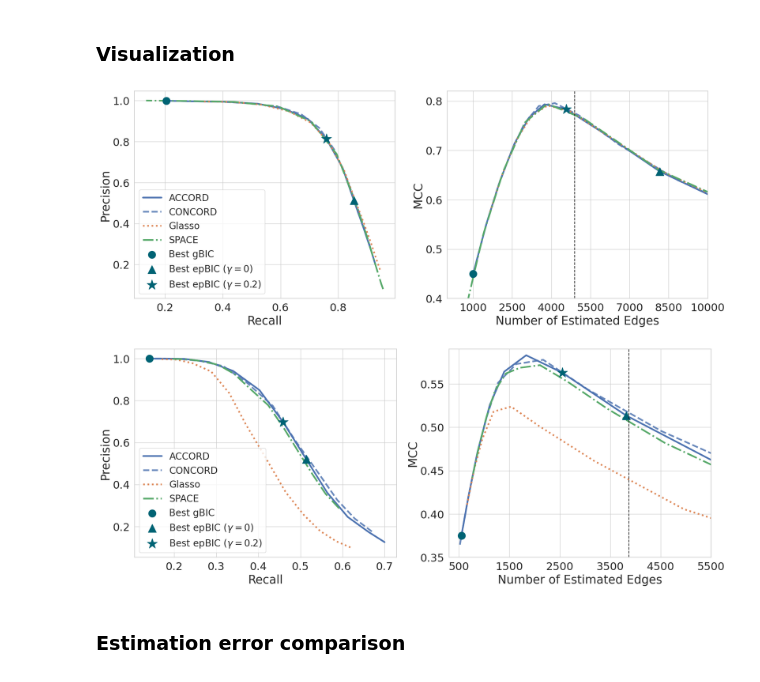
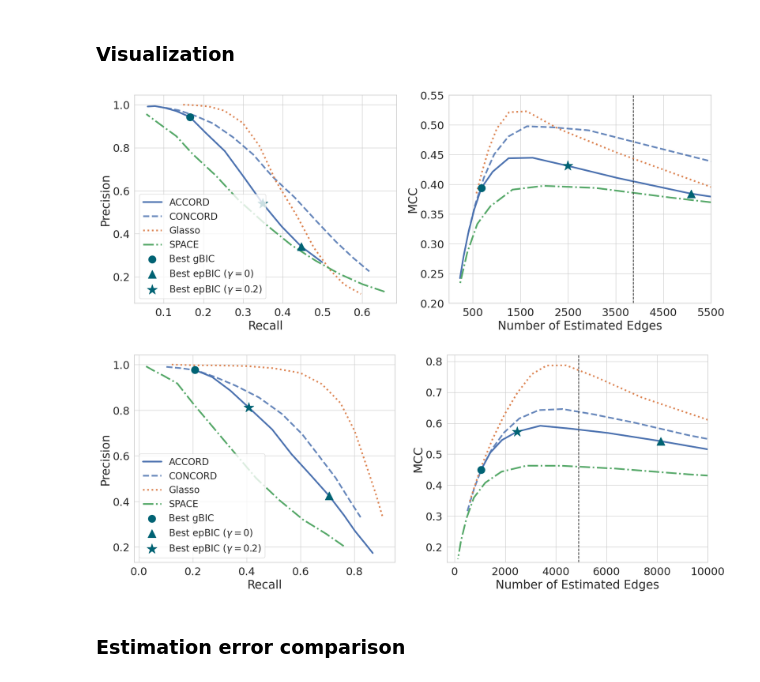
Before and after one commit to jinacfunderburk/accord-reproducibility-testing, a Jupyter notebook: simulation-edge-detection/simulation-edge-detection.ipynb, the cells around one changed output. Saved outputs shown, nothing was run; the diff lists cells and outputs as text; code cells hidden in the pictures.

```diff
--- a/simulation-edge-detection/simulation-edge-detection.ipynb
+++ b/simulation-edge-detection/simulation-edge-detection.ipynb
@@ -27,6 +30,6 @@ from generate_graphs import generate_erdos_renyi, generate_data
 # %%
 # select graph structure = ['hub_network', 'erdos_renyi']
-graph_structure = 'hub_network'
+graph_structure = 'erdos_renyi'
 # %% [markdown]
 ### Generate graph and data
 # %%
@@ -63,7 +66,7 @@ if graph_structure == 'hub_network':
     Rho = partial_corr(Theta)
     Sigma = np.linalg.inv(Theta)
 
-    Xs = generate_data(p, n_prop_to_p, Sigma, N=1, random_state=2023)
+    Xs = generate_data(p, n_prop_to_p, Sigma, N=1, standardize=False, random_state=2023)
     X = Xs[0]
 
 elif graph_structure == 'erdos_renyi':
@@ -72,5 +75,5 @@ elif graph_structure == 'erdos_renyi':
     Theta, Sigma = generate_erdos_renyi(p, type='proj', edge_prob=0.01, lower_weight=0.5, upper_weight=1.0, spread_diag=[1, 3], random_state=2023)
     Rho = partial_corr(Theta)
 
-    Xs = generate_data(p, n_prop_to_p, Sigma, N=1, random_state=2023)
+    Xs = generate_data(p, n_prop_to_p, Sigma, N=1, standardize=False, random_state=2023)
     X = Xs[0]
@@ -342,40 +388,40 @@ i = 0
 axes[i].plot(accord_recalls, accord_precs, linewidth=3.5, color='C0', label='ACCORD')
 axes[i].plot(concord_recalls, concord_precs, linewidth=3.5, linestyle='--', color='C0', alpha=0.85, label='CONCORD')
 axes[i].plot(glasso_recalls, glasso_precs, linewidth=3.5, linestyle=':', color='C1', label='Glasso')
 axes[i].plot(space_recalls, space_precs, linewidth=3.5, linestyle='-.', color='C2', label='SPACE')
 axes[i].scatter(accord_recalls[best_g_bic], accord_precs[best_g_bic], marker='o', zorder=2, s=250, color=sns.color_palette('dark')[-1], label='Best gBIC')
 axes[i].scatter(accord_recalls[best_p_bic], accord_precs[best_p_bic], marker='^', zorder=2, s=300, color=sns.color_palette('dark')[-1], label='Best epBIC ($\gamma=0$)')
 axes[i].scatter(accord_recalls[best_ep_bic_02], accord_precs[best_ep_bic_02], marker='*', zorder=2, s=500, color=sns.color_palette('dark')[-1], label='Best epBIC ($\gamma=0.2$)')
 axes[i].set_xlabel('Recall', fontsize=25)
 axes[i].set_ylabel('Precision', fontsize=25)
 axes[i].tick_params(axis='both', which='major', labelsize=23)
 axes[i].legend(fontsize=20, loc='lower left')
 
 i = 1
 axes[i].plot(accord_edges, accord_mccs, linewidth=3.5, color='C0', label='ACCORD')
 axes[i].plot(concord_edges, concord_mccs, linewidth=3.5, linestyle='--', color='C0', alpha=0.85, label='CONCORD')
 axes[i].plot(glasso_edges, glasso_mccs, linewidth=3.5, linestyle=':', color='C1', label='Glasso')
 axes[i].plot(space_edges, space_mccs, linewidth=3.5, linestyle='-.', color='C2', label='SPACE')
 axes[i].scatter(accord_edges[best_g_bic], accord_mccs[best_g_bic], marker='o', zorder=2, s=250, color=sns.color_palette('dark')[-1], label='Best gBIC')
 axes[i].scatter(accord_edges[best_p_bic], accord_mccs[best_p_bic], marker='^', zorder=2, s=300, color=sns.color_palette('dark')[-1], label='Best epBIC ($\gamma=0$)')
 axes[i].scatter(accord_edges[best_ep_bic_02], accord_mccs[best_ep_bic_02], marker='*', zorder=2, s=500, color=sns.color_palette('dark')[-1], label='Best epBIC ($\gamma=0.2$)')
 axes[i].axvline((len(np.flatnonzero(Theta))-p)/2, linewidth=1.5, color='k', linestyle='--')
 axes[i].set_xlabel('Number of Estimated Edges', fontsize=25)
 axes[i].set_ylabel('MCC', fontsize=25)
 axes[i].tick_params(axis='both', which='major', labelsize=23)
 if graph_structure == 'hub_network':
-    axes[i].set_xlim((300,5000))
-    axes[i].set_ylim((0.35,0.59))
+    axes[i].set_xlim((0,5000))
+    axes[i].set_ylim((0.2,0.55))
     axes[i].set_xticks(np.arange(500, 6500, 1000))
 elif graph_structure == 'erdos_renyi':
-    axes[i].set_xlim((0,3000))
-    axes[i].set_ylim((0.4,0.82))
-    axes[i].set_xticks(np.arange(1000, 10500, 1500))
-    axes[i].set_yticks(np.linspace(0.4, 0.8, 5))
+    axes[i].set_xlim((-300,10000))
+    axes[i].set_ylim((0.2,0.82))
+    # axes[i].set_xticks(np.arange(1000, 10500, 1500))
+    # axes[i].set_yticks(np.linspace(0.4, 0.8, 5))
 
 plt.savefig('../output/diag[1,3]_edge_detection_' + graph_structure + '.png', bbox_inches='tight');
 # %% [output]
-[figure, old version]
+[figure, new version]
 # %%
 fig, axes = plt.subplots(1, 2, figsize=(22, 8))
 axes = axes.ravel()
@@ -406,17 +452,17 @@ axes[i].set_xlabel('Number of Estimated Edges', fontsize=25)
 axes[i].set_ylabel('MCC', fontsize=25)
 axes[i].tick_params(axis='both', which='major', labelsize=23)
 if graph_structure == 'hub_network':
-    axes[i].set_xlim((300,5000))
-    axes[i].set_ylim((0.35,0.59))
+    axes[i].set_xlim((0,5000))
+    axes[i].set_ylim((0.2,0.55))
     axes[i].set_xticks(np.arange(500, 6500, 1000))
 elif graph_structure == 'erdos_renyi':
-    axes[i].set_xlim((0,3000))
-    axes[i].set_ylim((0.32,0.82))
-    axes[i].set_xticks(np.arange(1000, 9500, 1500))
-    axes[i].set_yticks(np.linspace(0.4, 0.8, 5))
+    axes[i].set_xlim((-300,10000))
+    axes[i].set_ylim((0.15,0.82))
+    # axes[i].set_xticks(np.arange(1000, 10500, 1500))
+    # axes[i].set_yticks(np.linspace(0.4, 0.8, 5))
 
 plt.savefig('../output/diag[1,3]_edge_detection_' + graph_structure + '.png', bbox_inches='tight');
 # %% [output]
-[figure, old version]
+[figure, new version]
 # %% [markdown]
 ### Estimation error comparison
```
Also changed, not shown: parts of 21 cells of this notebook, 51 other files.
